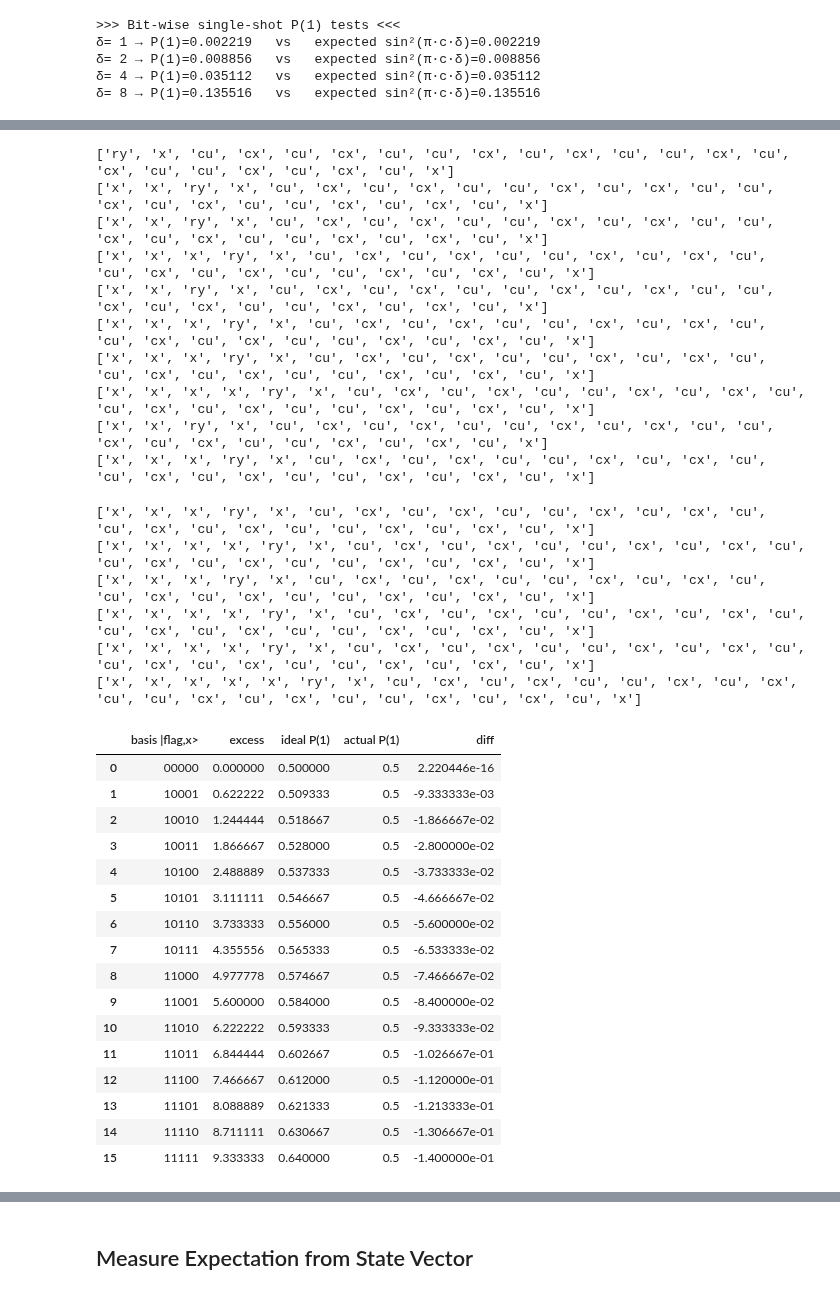
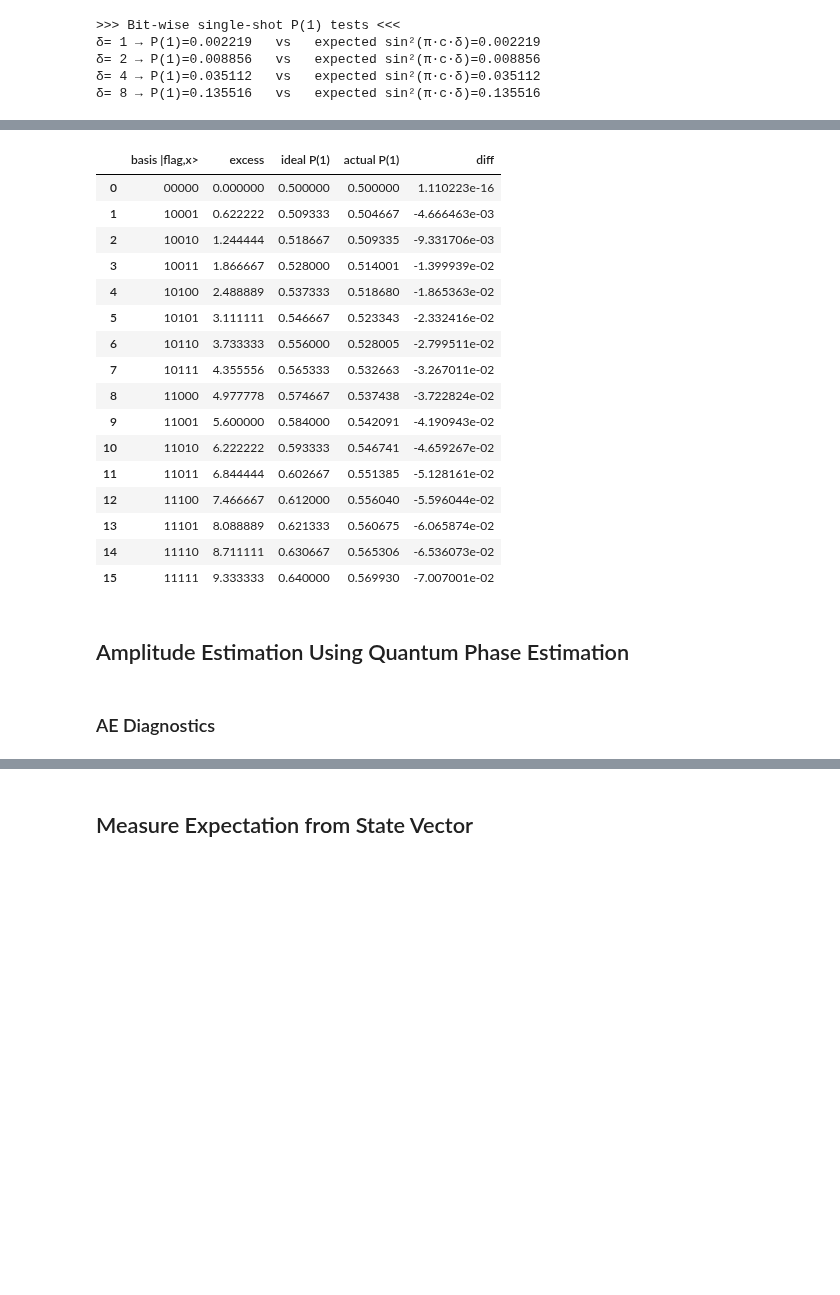
Before and after one commit to AlexFiliakov/knowledge-pricing, a Jupyter notebook: 4.b. Quantum Excess Evaluation Algorithm.ipynb, the cells around one changed output, grey strips where cells are left out. Drawn from its saved outputs; the diff is of its cells as text; code cells hidden in the pictures; blank space fills up the shorter version.

```diff
--- a/4.b. Quantum Excess Evaluation Algorithm.ipynb
+++ b/4.b. Quantum Excess Evaluation Algorithm.ipynb
@@ -757,8 +734,4 @@ def apply_excess_rotations(
 # %%
-# 1) Our circuit so far
-# qc  –  contains:  • loss register  (called loss_reg or qc.qregs[0])
-#                   • flag qubit    (the output of subtract_if_excess)
-
 loss_reg = qc.qregs[0]             # 6 qubits
 flag_q = qc.qubits[loss_reg.size]
 flag_idx = qc.qubits.index(flag_q)
@@ -766,6 +739,6 @@ flag_idx = qc.qubits.index(flag_q)
 # 2) Measurement qubit
 meas_reg = add_measure_qubit_and_bias(qc)        # returns a QuantumRegister(1)
 meas_q = meas_reg[0]
-meas_idx = qc.qubits.index(meas_q)
+payoff_idx = qc.qubits.index(meas_q)
 # %%
 sv0 = Statevector.from_instruction(qc)  # same circuit, skip rotations
@@ -1183,9 +1155,9 @@ print(f"\nClassical payout      = {E_pay_classic:.10f}")
 # 3)  Quantum payout from the existing circuit ---------------------
 # ------------------------------------------------------------------
 sv    = Statevector.from_instruction(qc)
-p1    = sv.probabilities_dict(qargs=[qc.qubits.index(meas_q)]).get('1', 0)
-E_excess_quantum = (p1 - 0.5) / c_param   # <-- uses *session* c_param
-E_pay_quantum    = coins * E_excess_quantum
+payout_idx = [i for i,q in enumerate(qc.qubits) if q._register.name=="payout_aux"][0]
+p1    = sv.probabilities_dict(qargs=[payout_idx]).get('1', 0)
+E_pay_quantum    = coins * p1
 print(f"Quantum payout        = {E_pay_quantum:.10f}")
 # %% [output]
 >>> CONSTANTS IN CURRENT PYTHON SESSION <<<
@@ -1242,11 +1214,12 @@ def rotation_diagnostics(
         for bit in range(n):
             if (j >> bit) & 1:
                 qc.x(reg[bit])
-        if flag_val:
-            qc.x(flag[0])
 
         # put meas qubit into |+y>
         qc.ry(np.pi/2, meas[0])
+
+        if flag_val == 1:
+            qc.x(flag[0])
 
         # apply your rotations
         apply_excess_rotations(qc, reg, flag[0], meas[0], step, c_param)
@@ -1254,63 +1227,51 @@ def rotation_diagnostics(
         # simulate
         sv = Statevector.from_instruction(qc)
 
         # ---- FIX: use integer index of meas[0] ----
         meas_idx = qc.qubits.index(meas[0])
         p1 = sv.probabilities_dict(qargs=[meas_idx]).get('1', 0)
 
         rows.append({
             "basis |flag,x>": f"{flag_val}{j:0{n}b}",
             "excess":         j*step if flag_val else 0.0,
             "ideal P(1)":     ideal_p1(j*step if flag_val else 0.0, c_param),
             "actual P(1)":    p1,
             "diff":           p1 - ideal_p1(j*step if flag_val else 0.0, c_param)
         })
 
     return pd.DataFrame(rows)
 
 
 diag_table = rotation_diagnostics(
     qc_template=None,          # we build inside the function
     loss_reg=loss_reg,      # <-- from your global namespace
     flag_qb=flag_q,
     meas_qb=qc.qregs[-1][0],
     step=step,
     c_param=c_param,
     max_states=16
 )
 diag_table
 # %% [output]
-['ry', 'x', 'cu', 'cx', 'cu', 'cx', 'cu', 'cu', 'cx', 'cu', 'cx', 'cu', 'cu', 'cx', 'cu', 'cx', 'cu', 'cu', 'cx', 'cu', 'cx', 'cu', 'x']
-['x', 'x', 'ry', 'x', 'cu', 'cx', 'cu', 'cx', 'cu', 'cu', 'cx', 'cu', 'cx', 'cu', 'cu', 'cx', 'cu', 'cx', 'cu', 'cu', 'cx', 'cu', 'cx', 'cu', 'x']
-['x', 'x', 'ry', 'x', 'cu', 'cx', 'cu', 'cx', 'cu', 'cu', 'cx', 'cu', 'cx', 'cu', 'cu', 'cx', 'cu', 'cx', 'cu', 'cu', 'cx', 'cu', 'cx', 'cu', 'x']
-['x', 'x', 'x', 'ry', 'x', 'cu', 'cx', 'cu', 'cx', 'cu', 'cu', 'cx', 'cu', 'cx', 'cu', 'cu', 'cx', 'cu', 'cx', 'cu', 'cu', 'cx', 'cu', 'cx', 'cu', 'x']
-['x', 'x', 'ry', 'x', 'cu', 'cx', 'cu', 'cx', 'cu', 'cu', 'cx', 'cu', 'cx', 'cu', 'cu', 'cx', 'cu', 'cx', 'cu', 'cu', 'cx', 'cu', 'cx', 'cu', 'x']
-['x', 'x', 'x', 'ry', 'x', 'cu', 'cx', 'cu', 'cx', 'cu', 'cu', 'cx', 'cu', 'cx', 'cu', 'cu', 'cx', 'cu', 'cx', 'cu', 'cu', 'cx', 'cu', 'cx', 'cu', 'x']
-['x', 'x', 'x', 'ry', 'x', 'cu', 'cx', 'cu', 'cx', 'cu', 'cu', 'cx', 'cu', 'cx', 'cu', 'cu', 'cx', 'cu', 'cx', 'cu', 'cu', 'cx', 'cu', 'cx', 'cu', 'x']
-['x', 'x', 'x', 'x', 'ry', 'x', 'cu', 'cx', 'cu', 'cx', 'cu', 'cu', 'cx', 'cu', 'cx', 'cu', 'cu', 'cx', 'cu', 'cx', 'cu', 'cu', 'cx', 'cu', 'cx', 'cu', 'x']
-['x', 'x', 'ry', 'x', 'cu', 'cx', 'cu', 'cx', 'cu', 'cu', 'cx', 'cu', 'cx', 'cu', 'cu', 'cx', 'cu', 'cx', 'cu', 'cu', 'cx', 'cu', 'cx', 'cu', 'x']
-['x', 'x', 'x', 'ry', 'x', 'cu', 'cx', 'cu', 'cx', 'cu', 'cu', 'cx', 'cu', 'cx', 'cu', 'cu', 'cx', 'cu', 'cx', 'cu', 'cu', 'cx', 'cu', 'cx', 'cu', 'x']
-['x', 'x', 'x', 'ry', 'x', 'cu', 'cx', 'cu', 'cx', 'cu', 'cu', 'cx', 'cu', 'cx', 'cu', 'cu', 'cx', 'cu', 'cx', 'cu', 'cu', 'cx', 'cu', 'cx', 'cu', 'x']
-['x', 'x', 'x', 'x', 'ry', 'x', 'cu', 'cx', 'cu', 'cx', 'cu', 'cu', 'cx', 'cu', 'cx', 'cu', 'cu', 'cx', 'cu', 'cx', 'cu', 'cu', 'cx', 'cu', 'cx', 'cu', 'x']
-['x', 'x', 'x', 'ry', 'x', 'cu', 'cx', 'cu', 'cx', 'cu', 'cu', 'cx', 'cu', 'cx', 'cu', 'cu', 'cx', 'cu', 'cx', 'cu', 'cu', 'cx', 'cu', 'cx', 'cu', 'x']
-['x', 'x', 'x', 'x', 'ry', 'x', 'cu', 'cx', 'cu', 'cx', 'cu', 'cu', 'cx', 'cu', 'cx', 'cu', 'cu', 'cx', 'cu', 'cx', 'cu', 'cu', 'cx', 'cu', 'cx', 'cu', 'x']
-['x', 'x', 'x', 'x', 'ry', 'x', 'cu', 'cx', 'cu', 'cx', 'cu', 'cu', 'cx', 'cu', 'cx', 'cu', 'cu', 'cx', 'cu', 'cx', 'cu', 'cu', 'cx', 'cu', 'cx', 'cu', 'x']
-['x', 'x', 'x', 'x', 'x', 'ry', 'x', 'cu', 'cx', 'cu', 'cx', 'cu', 'cu', 'cx', 'cu', 'cx', 'cu', 'cu', 'cx', 'cu', 'cx', 'cu', 'cu', 'cx', 'cu', 'cx', 'cu', 'x']
 |  | basis |flag,x> | excess | ideal P(1) | actual P(1) | diff |
-| 0 | 00000 | 0.000000 | 0.500000 | 0.5 | 2.220446e-16 |
-| 1 | 10001 | 0.622222 | 0.509333 | 0.5 | -9.333333e-03 |
-| 2 | 10010 | 1.244444 | 0.518667 | 0.5 | -1.866667e-02 |
-| 3 | 10011 | 1.866667 | 0.528000 | 0.5 | -2.800000e-02 |
-| 4 | 10100 | 2.488889 | 0.537333 | 0.5 | -3.733333e-02 |
-| 5 | 10101 | 3.111111 | 0.546667 | 0.5 | -4.666667e-02 |
-| 6 | 10110 | 3.733333 | 0.556000 | 0.5 | -5.600000e-02 |
-| 7 | 10111 | 4.355556 | 0.565333 | 0.5 | -6.533333e-02 |
-| 8 | 11000 | 4.977778 | 0.574667 | 0.5 | -7.466667e-02 |
-| 9 | 11001 | 5.600000 | 0.584000 | 0.5 | -8.400000e-02 |
-| 10 | 11010 | 6.222222 | 0.593333 | 0.5 | -9.333333e-02 |
-| 11 | 11011 | 6.844444 | 0.602667 | 0.5 | -1.026667e-01 |
-| 12 | 11100 | 7.466667 | 0.612000 | 0.5 | -1.120000e-01 |
-| 13 | 11101 | 8.088889 | 0.621333 | 0.5 | -1.213333e-01 |
-| 14 | 11110 | 8.711111 | 0.630667 | 0.5 | -1.306667e-01 |
-| 15 | 11111 | 9.333333 | 0.640000 | 0.5 | -1.400000e-01 |
+| 0 | 00000 | 0.000000 | 0.500000 | 0.500000 | 1.110223e-16 |
+| 1 | 10001 | 0.622222 | 0.509333 | 0.504667 | -4.666463e-03 |
+| 2 | 10010 | 1.244444 | 0.518667 | 0.509335 | -9.331706e-03 |
+| 3 | 10011 | 1.866667 | 0.528000 | 0.514001 | -1.399939e-02 |
+| 4 | 10100 | 2.488889 | 0.537333 | 0.518680 | -1.865363e-02 |
+| 5 | 10101 | 3.111111 | 0.546667 | 0.523343 | -2.332416e-02 |
+| 6 | 10110 | 3.733333 | 0.556000 | 0.528005 | -2.799511e-02 |
+| 7 | 10111 | 4.355556 | 0.565333 | 0.532663 | -3.267011e-02 |
+| 8 | 11000 | 4.977778 | 0.574667 | 0.537438 | -3.722824e-02 |
+| 9 | 11001 | 5.600000 | 0.584000 | 0.542091 | -4.190943e-02 |
+| 10 | 11010 | 6.222222 | 0.593333 | 0.546741 | -4.659267e-02 |
+| 11 | 11011 | 6.844444 | 0.602667 | 0.551385 | -5.128161e-02 |
+| 12 | 11100 | 7.466667 | 0.612000 | 0.556040 | -5.596044e-02 |
+| 13 | 11101 | 8.088889 | 0.621333 | 0.560675 | -6.065874e-02 |
+| 14 | 11110 | 8.711111 | 0.630667 | 0.565306 | -6.536073e-02 |
+| 15 | 11111 | 9.333333 | 0.640000 | 0.569930 | -7.007001e-02 |
+# %% [markdown]
+## Amplitude Estimation Using Quantum Phase Estimation
+# %% [markdown]
+### AE Diagnostics
 # %%
```
Also changed, not shown: parts of 27 cells of this notebook.
